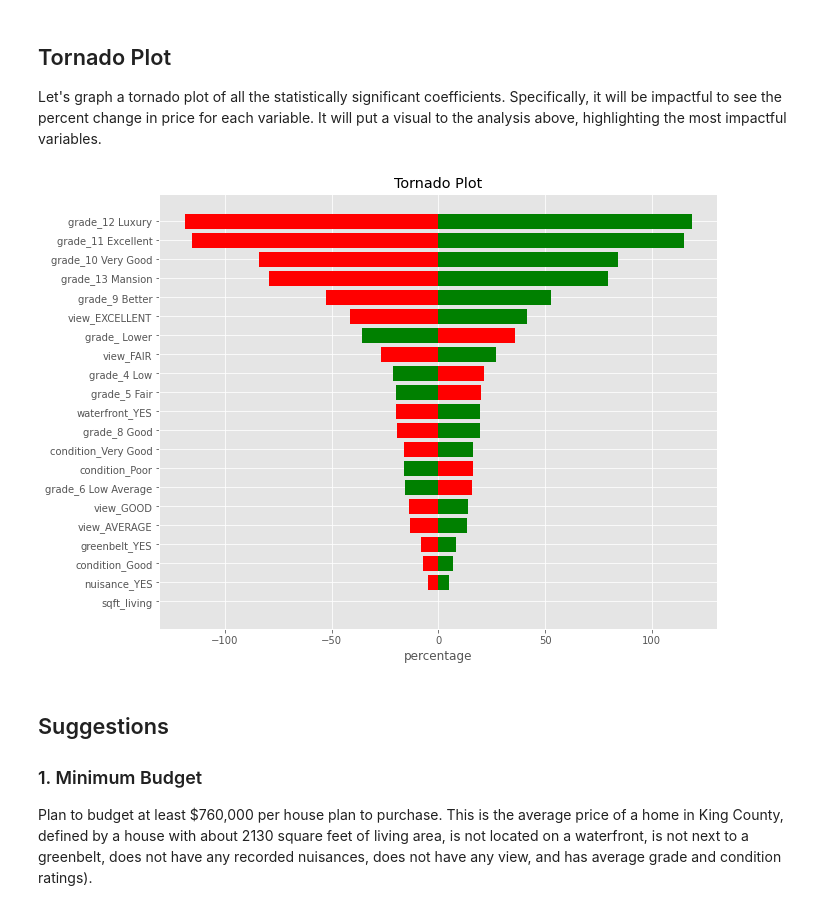
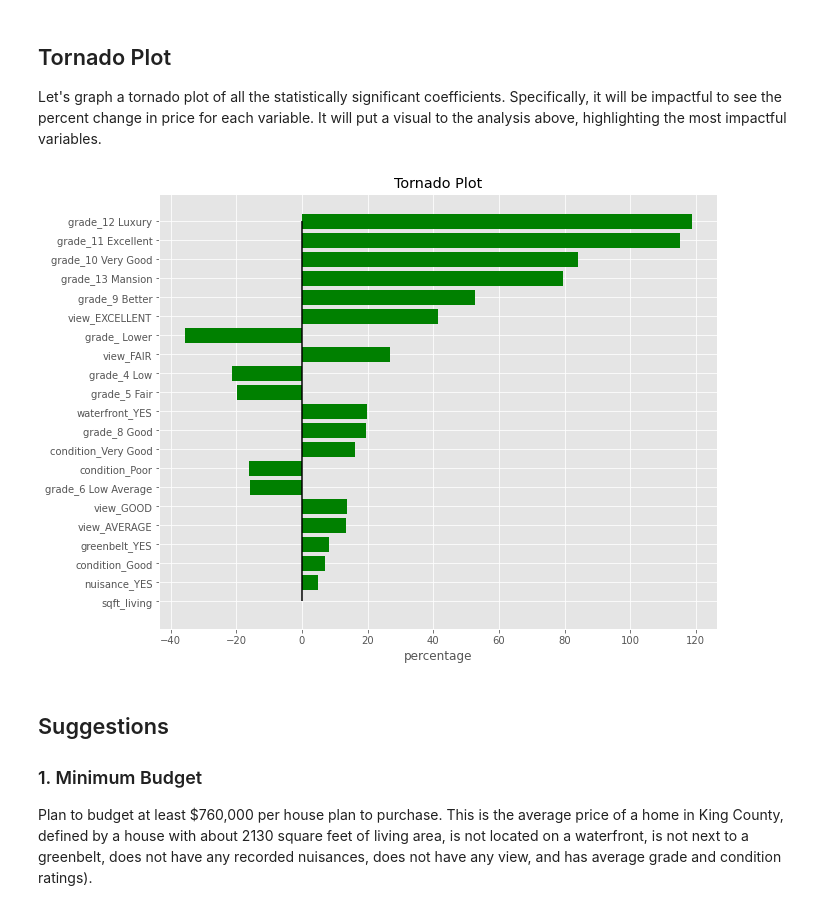
Before and after one commit to Bella3s/housing-analysis-project, a Jupyter notebook: housing_analysis.ipynb, the cells around one changed output. Drawn from its saved outputs; the diff is of its cells as text; code cells hidden in the pictures.

Commit message:
tornado plot edit

```diff
--- a/housing_analysis.ipynb
+++ b/housing_analysis.ipynb
@@ -858,17 +858,17 @@ Let's graph a tornado plot of all the statistically significant coefficients. Sp
 # %%
 def tornado_plot(categories, values):
     fig, ax = plt.subplots(figsize=(10,8))
     base = 0
     ax.barh(categories, values, left=base, color='green')
-    ax.barh(categories, -values, left=base, color='red')
+    ax.vlines(x=0, color='black', ymin='sqft_living', ymax='grade_12 Luxury')
     ax.set_xlabel('percentage')
     ax.set_title('Tornado Plot');
 
 df_coeff['abs_percentage'] = abs(df_coeff['coefficient_percentage'])
 df_coeff = df_coeff.sort_values('abs_percentage', axis=0)
 tornado_plot(df_coeff['variables'], df_coeff['coefficient_percentage'])
 # %% [output]
-[figure, old version]
+[figure, new version]
 # %% [markdown]
 ## Suggestions
 
```
Also changed, not shown: parts of 6 cells of this notebook, 1 other file.
